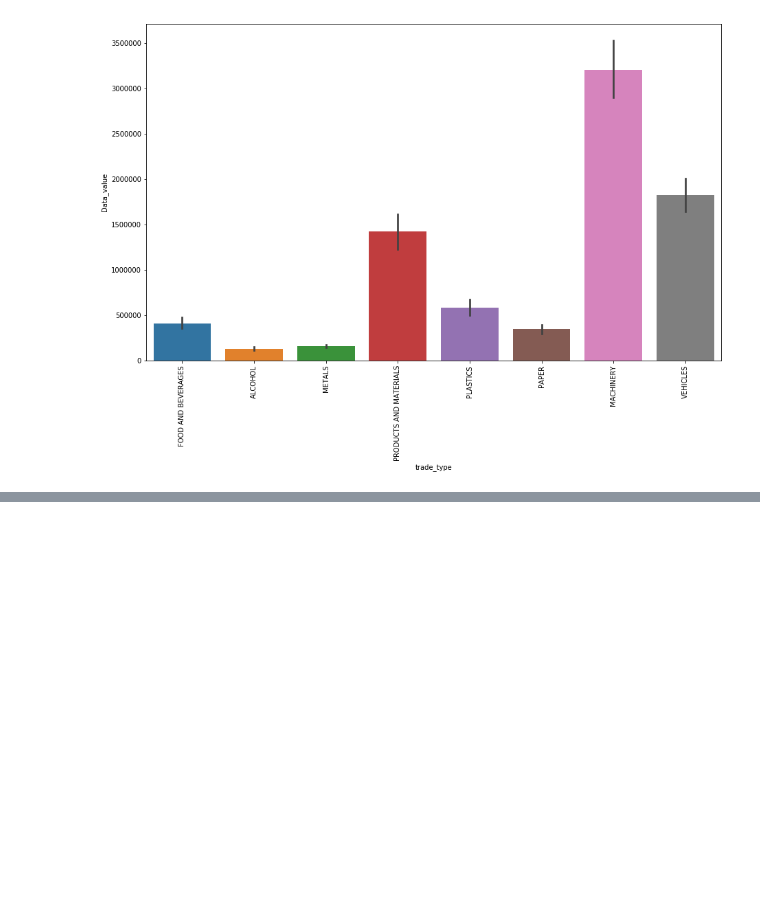
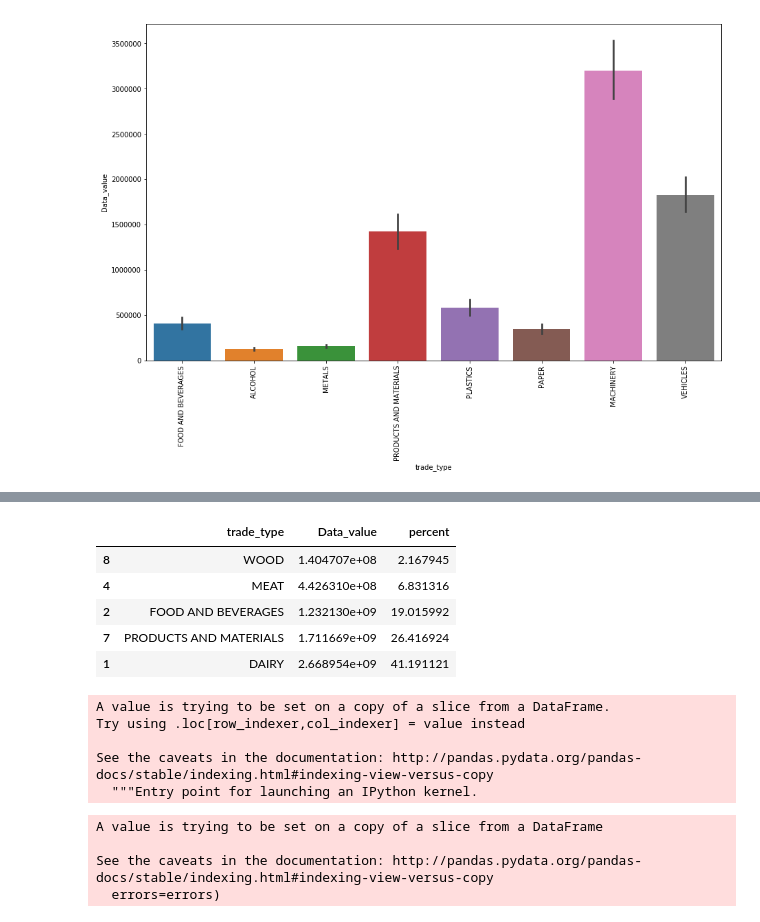
Before and after one commit to shushiej/nz_govt_open_data, a Jupyter notebook: notebooks/overseas_trade_index.ipynb, the cells around one changed output, grey strips where cells are left out. Drawn from its saved outputs; the diff is of its cells as text; code cells hidden in the pictures; blank space fills up the shorter version.

```diff
--- a/notebooks/overseas_trade_index.ipynb
+++ b/notebooks/overseas_trade_index.ipynb
@@ -190 +199,5 @@ df_exp_trade.reset_index(inplace=True)
+# %%
+tot = df_exp_trade.Data_value.sum()
+# %%
+df_exp_trade['percent'] = (df_exp_trade['Data_value'] / tot) * 100
 # %%
@@ -193,0 +207,28 @@ df_exp_trade.to_csv('../DATA/export_trade_type.csv', index=False)
+# %%
+df_exp_trade = df_exp_trade.sort_values('percent', ascending=True)
+# %%
+df_exp_trade = df_exp_trade[-5:]
+# %%
+df_exp_trade
+# %% [output]
+|  | trade_type | Data_value | percent |
+| 8 | WOOD | 1.404707e+08 | 2.167945 |
+| 4 | MEAT | 4.426310e+08 | 6.831316 |
+| 2 | FOOD AND BEVERAGES | 1.232130e+09 | 19.015992 |
+| 7 | PRODUCTS AND MATERIALS | 1.711669e+09 | 26.416924 |
+| 1 | DAIRY | 2.668954e+09 | 41.191121 |
+# %%
+df_exp_trade['percent'] = df_exp_trade['percent'].round(2)
+# %% [output]
+A value is trying to be set on a copy of a slice from a DataFrame.
+Try using .loc[row_indexer,col_indexer] = value instead
+
+See the caveats in the documentation: http://pandas.pydata.org/pandas-docs/stable/indexing.html#indexing-view-versus-copy
+  """Entry point for launching an IPython kernel.
+# %%
+df_exp_trade.drop(columns=['Data_value'], axis=1, inplace=True)
+# %% [output]
+A value is trying to be set on a copy of a slice from a DataFrame
+
+See the caveats in the documentation: http://pandas.pydata.org/pandas-docs/stable/indexing.html#indexing-view-versus-copy
+  errors=errors)
```
Also changed, not shown: parts of 5 cells of this notebook, 6 other files.
